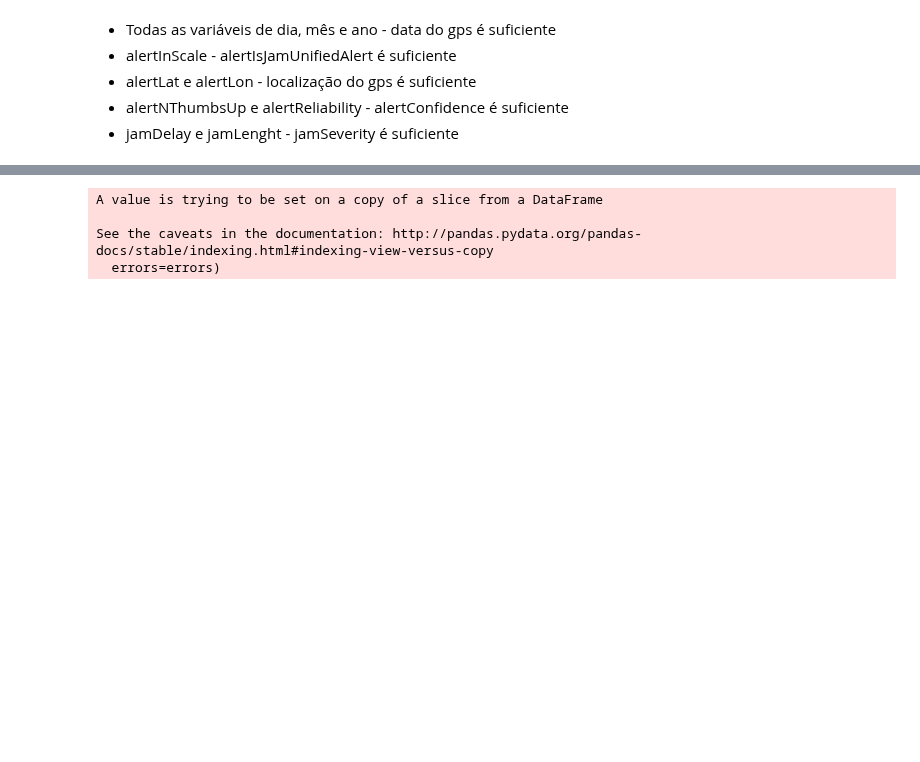
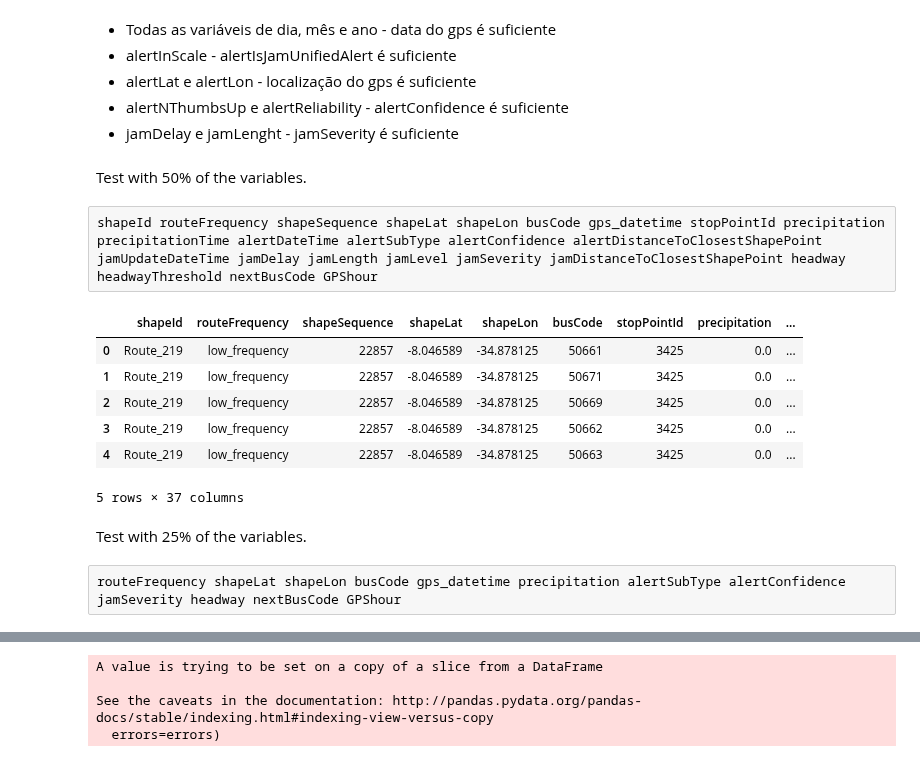
Before and after one commit to veruskasantos/INESProject, a Jupyter notebook: workspace/Data Analysis/FE/Validation.ipynb, the cells around one changed output, grey strips where cells are left out. Cells and saved outputs as stored; diff of their text form; code cells hidden in the pictures; blank space fills up the shorter version.

```diff
--- a/workspace/Data Analysis/FE/Validation.ipynb
+++ b/workspace/Data Analysis/FE/Validation.ipynb
@@ -336,0 +337,4 @@ df_selected_data.drop(['DAY(alertDateTime)', 'DAY(jamUpdateDateTime)', 'MONTH(al
+# %% [markdown]
+Test with 50% of the variables.
+# %% [raw]
+shapeId routeFrequency shapeSequence shapeLat shapeLon busCode gps_datetime stopPointId precipitation precipitationTime alertDateTime alertSubType alertConfidence alertDistanceToClosestShapePoint jamUpdateDateTime jamDelay jamLength jamLevel jamSeverity jamDistanceToClosestShapePoint headway headwayThreshold nextBusCode GPShour
@@ -336,0 +347,14 @@ df_selected_data.drop(['DAY(alertDateTime)', 'DAY(jamUpdateDateTime)', 'MONTH(al
+# %%
+df_selected_data.head()
+# %% [output]
+|  | shapeId | routeFrequency | shapeSequence | shapeLat | shapeLon | busCode | stopPointId | precipitation | ... |
+| 0 | Route_219 | low_frequency | 22857 | -8.046589 | -34.878125 | 50661 | 3425 | 0.0 | ... |
+| 1 | Route_219 | low_frequency | 22857 | -8.046589 | -34.878125 | 50671 | 3425 | 0.0 | ... |
+| 2 | Route_219 | low_frequency | 22857 | -8.046589 | -34.878125 | 50669 | 3425 | 0.0 | ... |
+| 3 | Route_219 | low_frequency | 22857 | -8.046589 | -34.878125 | 50662 | 3425 | 0.0 | ... |
+| 4 | Route_219 | low_frequency | 22857 | -8.046589 | -34.878125 | 50663 | 3425 | 0.0 | ... |
+5 rows × 37 columns
+# %% [markdown]
+Test with 25% of the variables.
+# %% [raw]
+routeFrequency shapeLat shapeLon busCode gps_datetime precipitation alertSubType alertConfidence jamSeverity headway nextBusCode GPShour
```
Also changed, not shown: parts of 13 cells of this notebook.
